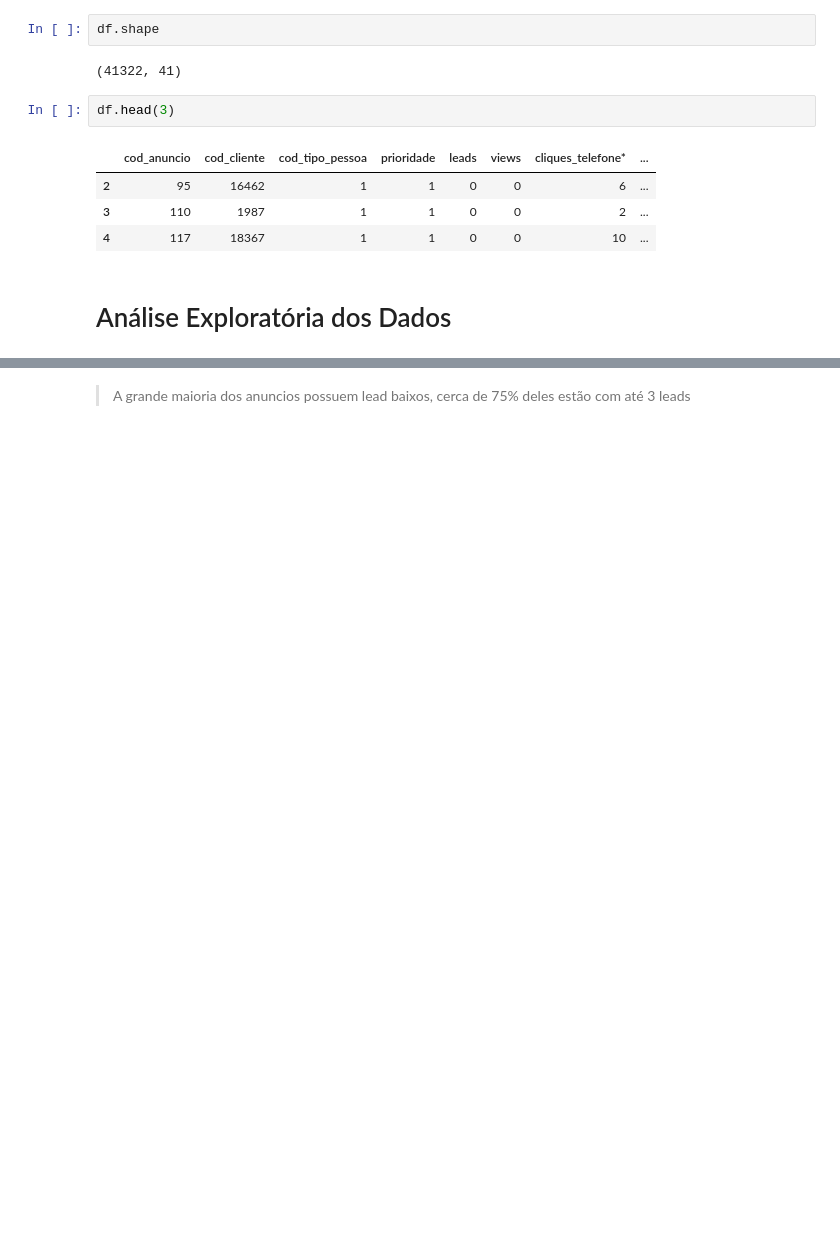
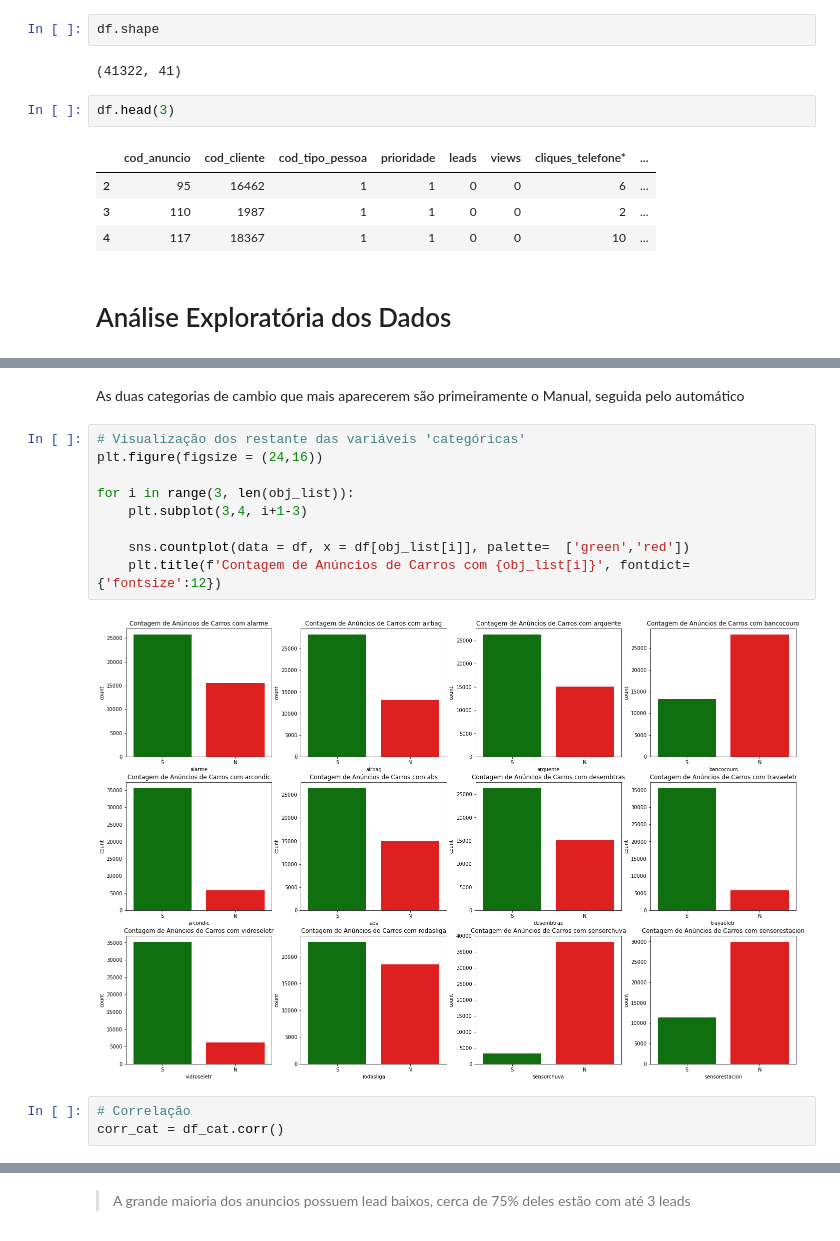
Before and after one commit to rafajovelho/Case1, a Jupyter notebook: Case-GCBInvestimentosipynb.ipynb, the cells around one changed output, grey strips where cells are left out. Drawn from its saved outputs; the diff is of its cells as text; blank space fills up the shorter version.

```diff
--- a/Case-GCBInvestimentosipynb.ipynb
+++ b/Case-GCBInvestimentosipynb.ipynb
@@ -206,0 +334,16 @@ Seria interessante se tivessemos acesso ao que significam para melhor análise d
+# %% [markdown]
+As duas categorias de cambio que mais aparecerem são primeiramente o Manual, seguida pelo automático
+# %%
+# Visualização dos restante das variáveis 'categóricas'
+plt.figure(figsize = (24,16))
+
+for i in range(3, len(obj_list)):
+    plt.subplot(3,4, i+1-3)
+
+    sns.countplot(data = df, x = df[obj_list[i]], palette=  ['green','red'])
+    plt.title(f'Contagem de Anúncios de Carros com {obj_list[i]}', fontdict={'fontsize':12})
+# %% [output]
+[figure, added]
+# %%
+# Correlação
+corr_cat = df_cat.corr()
```
Also changed, not shown: parts of 69 cells of this notebook, 1 other file.
